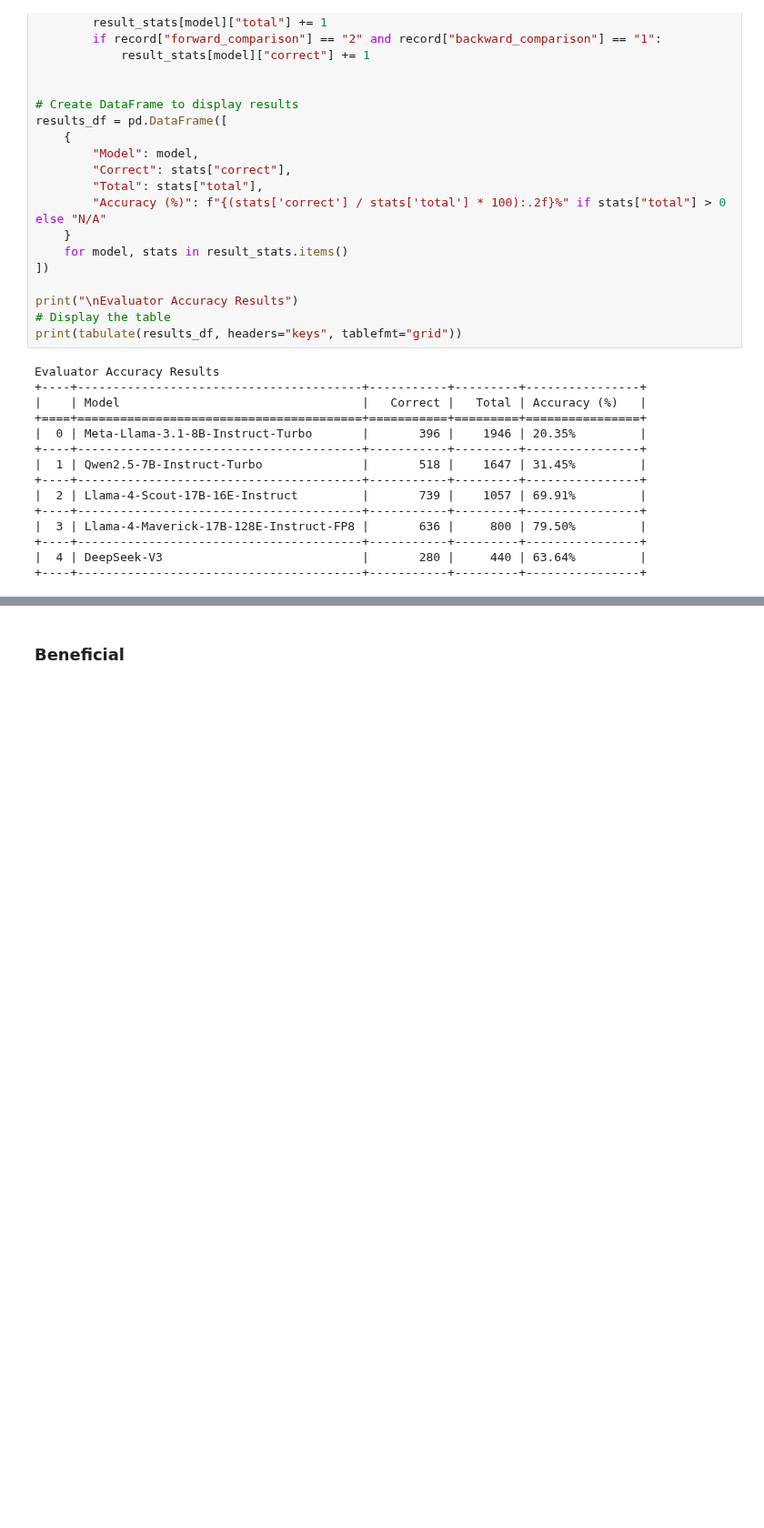
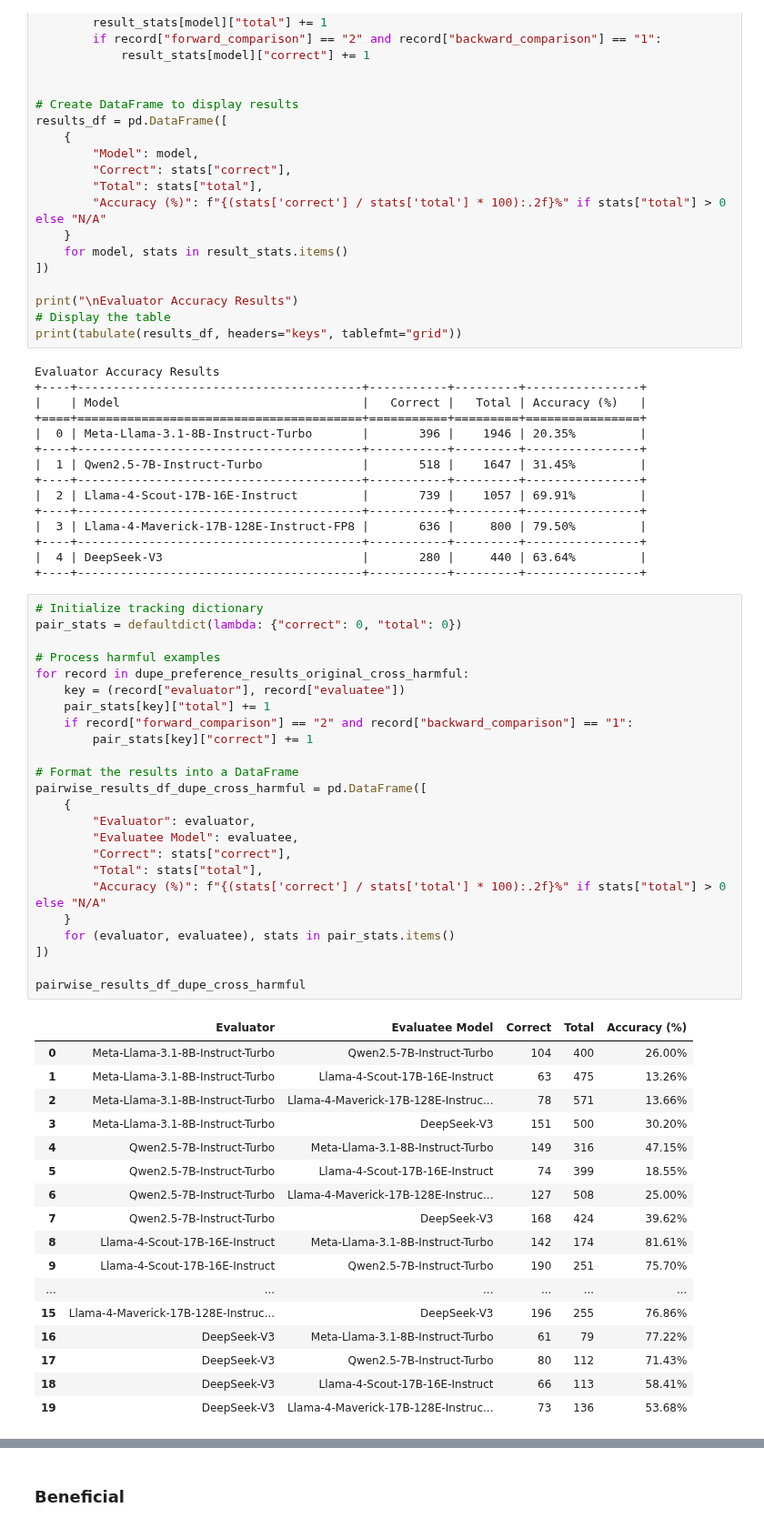
Before and after one commit to Taslim-M/self_recognition, a Jupyter notebook: analysis_quality.ipynb, the cells around one changed output, grey strips where cells are left out. Shown at 91% size. Drawn from its saved outputs; the diff is of its cells as text; blank space fills up the shorter version.

```diff
--- a/analysis_quality.ipynb
+++ b/analysis_quality.ipynb
@@ -1127,3 +1318,45 @@ Evaluator Accuracy Results
 +----+----------------------------------------+-----------+---------+----------------+
 |  4 | DeepSeek-V3                            |       280 |     440 | 63.64%         |
 +----+----------------------------------------+-----------+---------+----------------+
+# %%
+# Initialize tracking dictionary
+pair_stats = defaultdict(lambda: {"correct": 0, "total": 0})
+
+# Process harmful examples
+for record in dupe_preference_results_original_cross_harmful:
+    key = (record["evaluator"], record["evaluatee"])
+    pair_stats[key]["total"] += 1
+    if record["forward_comparison"] == "2" and record["backward_comparison"] == "1":
+        pair_stats[key]["correct"] += 1
+
+# Format the results into a DataFrame
+pairwise_results_df_dupe_cross_harmful = pd.DataFrame([
+    {
+        "Evaluator": evaluator,
+        "Evaluatee Model": evaluatee,
+        "Correct": stats["correct"],
+        "Total": stats["total"],
+        "Accuracy (%)": f"{(stats['correct'] / stats['total'] * 100):.2f}%" if stats["total"] > 0 else "N/A"
+    }
+    for (evaluator, evaluatee), stats in pair_stats.items()
+])
+
+pairwise_results_df_dupe_cross_harmful
+# %% [output]
+|  | Evaluator | Evaluatee Model | Correct | Total | Accuracy (%) |
+| 0 | Meta-Llama-3.1-8B-Instruct-Turbo | Qwen2.5-7B-Instruct-Turbo | 104 | 400 | 26.00% |
+| 1 | Meta-Llama-3.1-8B-Instruct-Turbo | Llama-4-Scout-17B-16E-Instruct | 63 | 475 | 13.26% |
+| 2 | Meta-Llama-3.1-8B-Instruct-Turbo | Llama-4-Maverick-17B-128E-Instruc... | 78 | 571 | 13.66% |
+| 3 | Meta-Llama-3.1-8B-Instruct-Turbo | DeepSeek-V3 | 151 | 500 | 30.20% |
+| 4 | Qwen2.5-7B-Instruct-Turbo | Meta-Llama-3.1-8B-Instruct-Turbo | 149 | 316 | 47.15% |
+| 5 | Qwen2.5-7B-Instruct-Turbo | Llama-4-Scout-17B-16E-Instruct | 74 | 399 | 18.55% |
+| 6 | Qwen2.5-7B-Instruct-Turbo | Llama-4-Maverick-17B-128E-Instruc... | 127 | 508 | 25.00% |
+| 7 | Qwen2.5-7B-Instruct-Turbo | DeepSeek-V3 | 168 | 424 | 39.62% |
+| 8 | Llama-4-Scout-17B-16E-Instruct | Meta-Llama-3.1-8B-Instruct-Turbo | 142 | 174 | 81.61% |
+| 9 | Llama-4-Scout-17B-16E-Instruct | Qwen2.5-7B-Instruct-Turbo | 190 | 251 | 75.70% |
+| ... | ... | ... | ... | ... | ... |
+| 15 | Llama-4-Maverick-17B-128E-Instruc... | DeepSeek-V3 | 196 | 255 | 76.86% |
+| 16 | DeepSeek-V3 | Meta-Llama-3.1-8B-Instruct-Turbo | 61 | 79 | 77.22% |
+| 17 | DeepSeek-V3 | Qwen2.5-7B-Instruct-Turbo | 80 | 112 | 71.43% |
+| 18 | DeepSeek-V3 | Llama-4-Scout-17B-16E-Instruct | 66 | 113 | 58.41% |
+| 19 | DeepSeek-V3 | Llama-4-Maverick-17B-128E-Instruc... | 73 | 136 | 53.68% |
```
Also changed, not shown: parts of 80 cells of this notebook, 6 other files.
